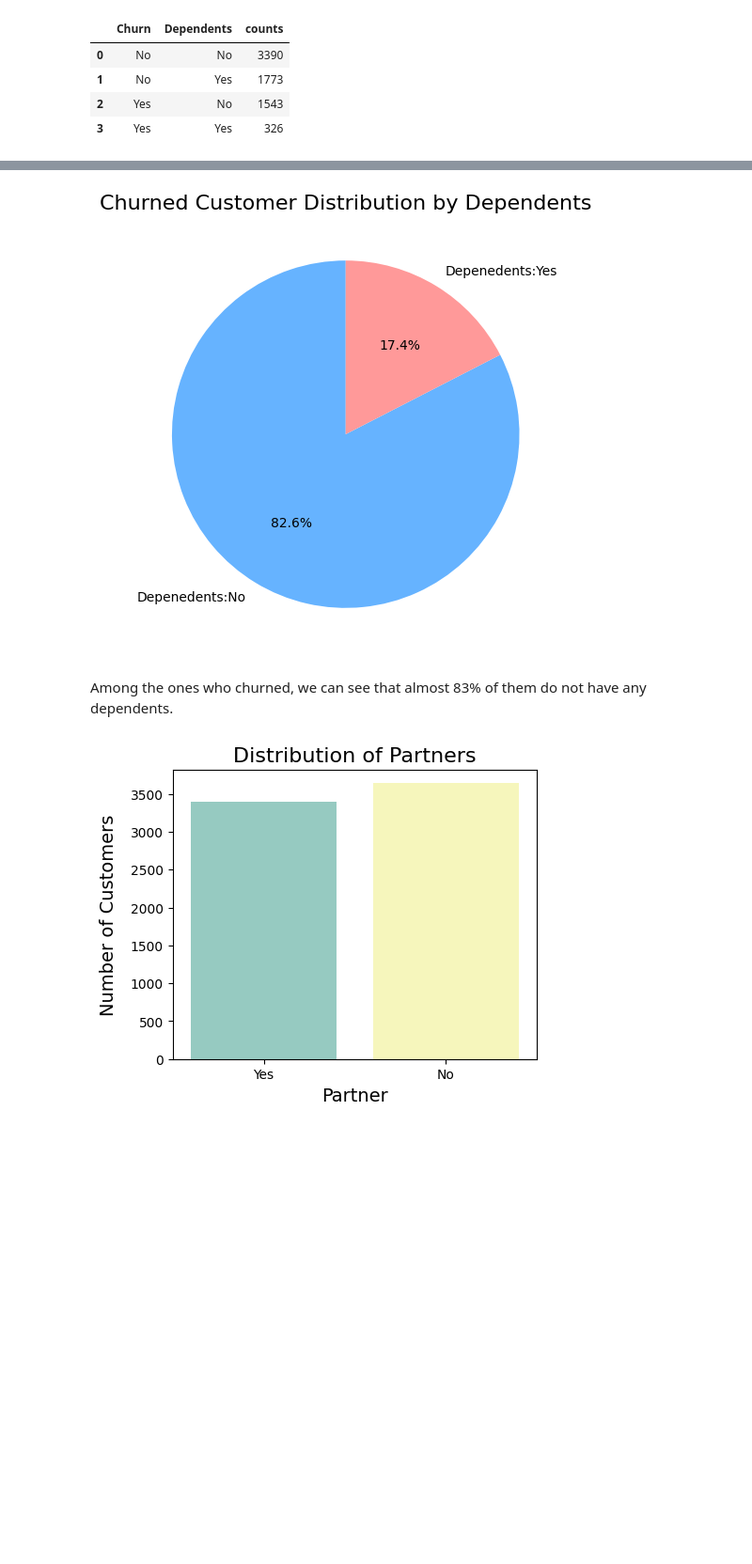
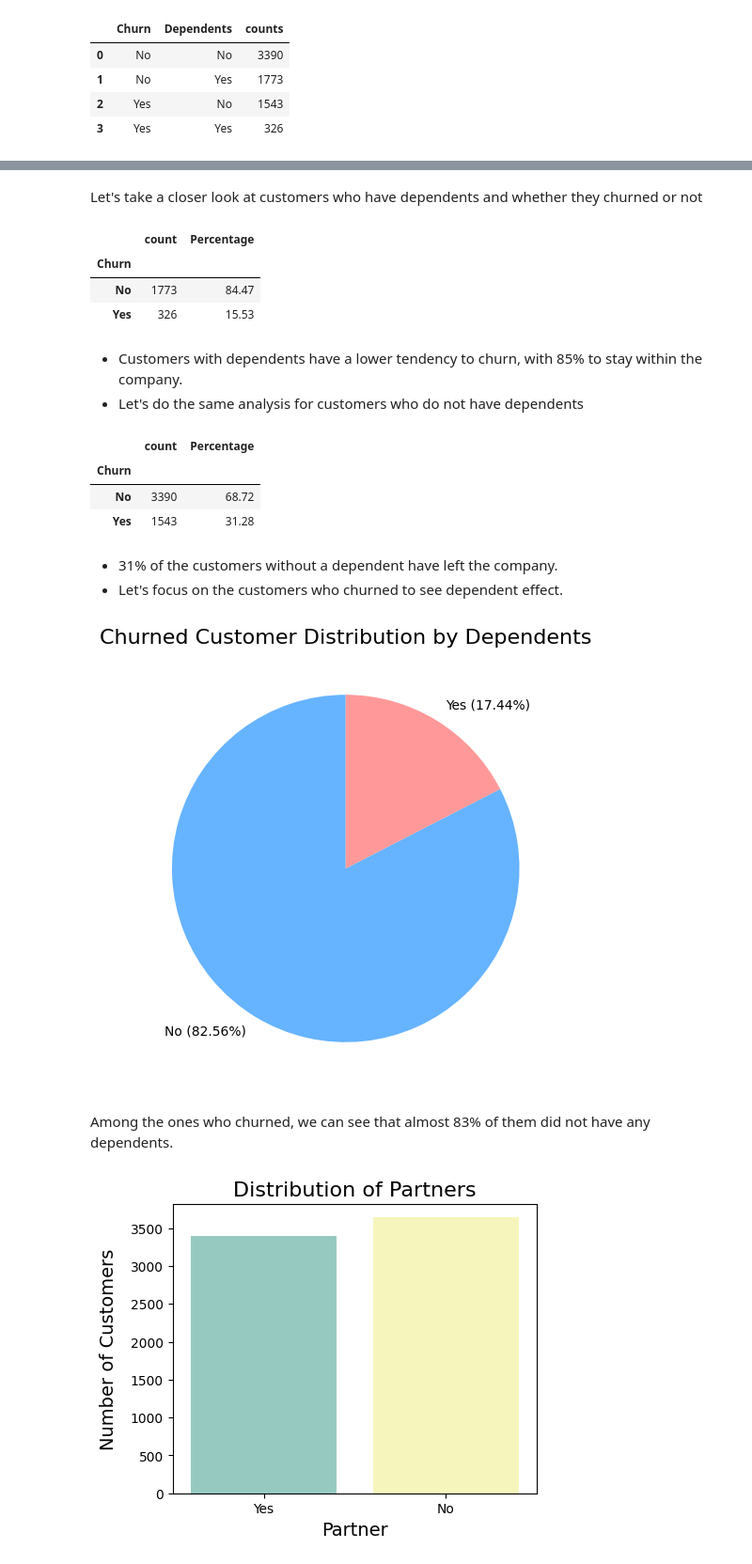
Before and after one commit to CoderCnc/ChurnPrediction, a Jupyter notebook: code.ipynb, the cells around one changed output, grey strips where cells are left out. Shown at 94% size. Cells and saved outputs as stored; diff of their text form; code cells hidden in the pictures; blank space fills up the shorter version.

```diff
--- a/code.ipynb
+++ b/code.ipynb
@@ -312,14 +309,51 @@ dependents_churned['label'] = 'Depenedents:' + dependents_churned['Dependents']
+# %% [markdown]
+Let's take a closer look at customers who have dependents and whether they churned or not
+# %%
+depentents_churn_rate = df[df['Dependents'] == 'Yes']['Churn'].value_counts(normalize=False)
+depentents_churn_rate = pd.DataFrame(depentents_churn_rate)
+depentents_churn_rate["Percentage"] = (depentents_churn_rate['count'] / depentents_churn_rate['count'].sum()) * 100
+depentents_churn_rate['Percentage'] = depentents_churn_rate['Percentage'].round(2)
+depentents_churn_rate
+# %% [output]
+|  | count | Percentage |
+| Churn |  |  |
+| No | 1773 | 84.47 |
+| Yes | 326 | 15.53 |
+# %% [markdown]
+* Customers with dependents have a lower tendency to churn, with 85% to stay within the company.
+* Let's do the same analysis for customers who do not have dependents
+# %%
+no_depentents_churn_rate = df[df['Dependents'] == 'No']['Churn'].value_counts(normalize=False)
+no_depentents_churn_rate = pd.DataFrame(no_depentents_churn_rate)
+no_depentents_churn_rate["Percentage"] = (no_depentents_churn_rate['count'] / no_depentents_churn_rate['count'].sum()) * 100
+no_depentents_churn_rate['Percentage'] = no_depentents_churn_rate['Percentage'].round(2)
+no_depentents_churn_rate
+# %% [output]
+|  | count | Percentage |
+| Churn |  |  |
+| No | 3390 | 68.72 |
+| Yes | 1543 | 31.28 |
+# %% [markdown]
+* 31% of the customers without a dependent have left the company.
+* Let's focus on the customers who churned to see dependent effect.
+# %%
+dependents_churned = df[df['Churn'] == 'Yes']['Dependents'].value_counts(normalize=False)
+dependents_churned = pd.DataFrame(dependents_churned)
+dependents_churned["Percentage"] = (dependents_churned['count'] / dependents_churned['count'].sum()) * 100
+dependents_churned['Percentage'] = dependents_churned['Percentage'].round(2)
 # %%
 # Let's visualize the distribution with a pie chart
+labels = [f"{idx} ({p}%)" for idx, p in zip(dependents_churned.index, dependents_churned['Percentage'])]
+
 plt.figure(figsize=(6, 6))
-plt.pie(dependents_churned['counts'], labels=dependents_churned['label'], autopct='%1.1f%%',
+plt.pie(dependents_churned['Percentage'], labels=labels,
         startangle=90, colors=['#66b3ff', '#ff9999'])
 plt.title('Churned Customer Distribution by Dependents', fontsize=16)
 plt.show()
 # %% [output]
-[figure, old version]
+[figure, new version]
 # %% [markdown]
-Among the ones who churned, we can see that almost 83% of them do not have any dependents.
+Among the ones who churned, we can see that almost 83% of them did not have any dependents.
 # %%
 # Partner Distribution
 plt.figure(figsize=(5, 4))
```
Also changed, not shown: parts of 21 cells of this notebook.
